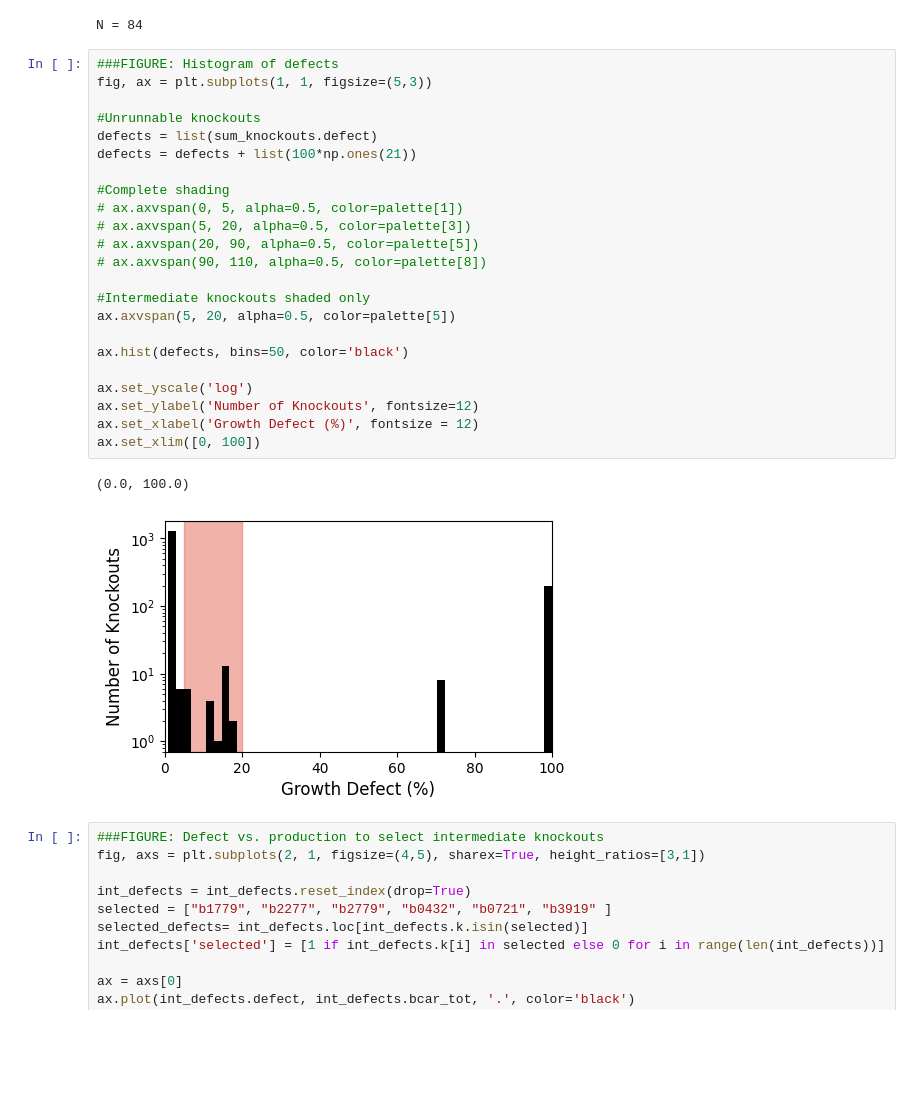
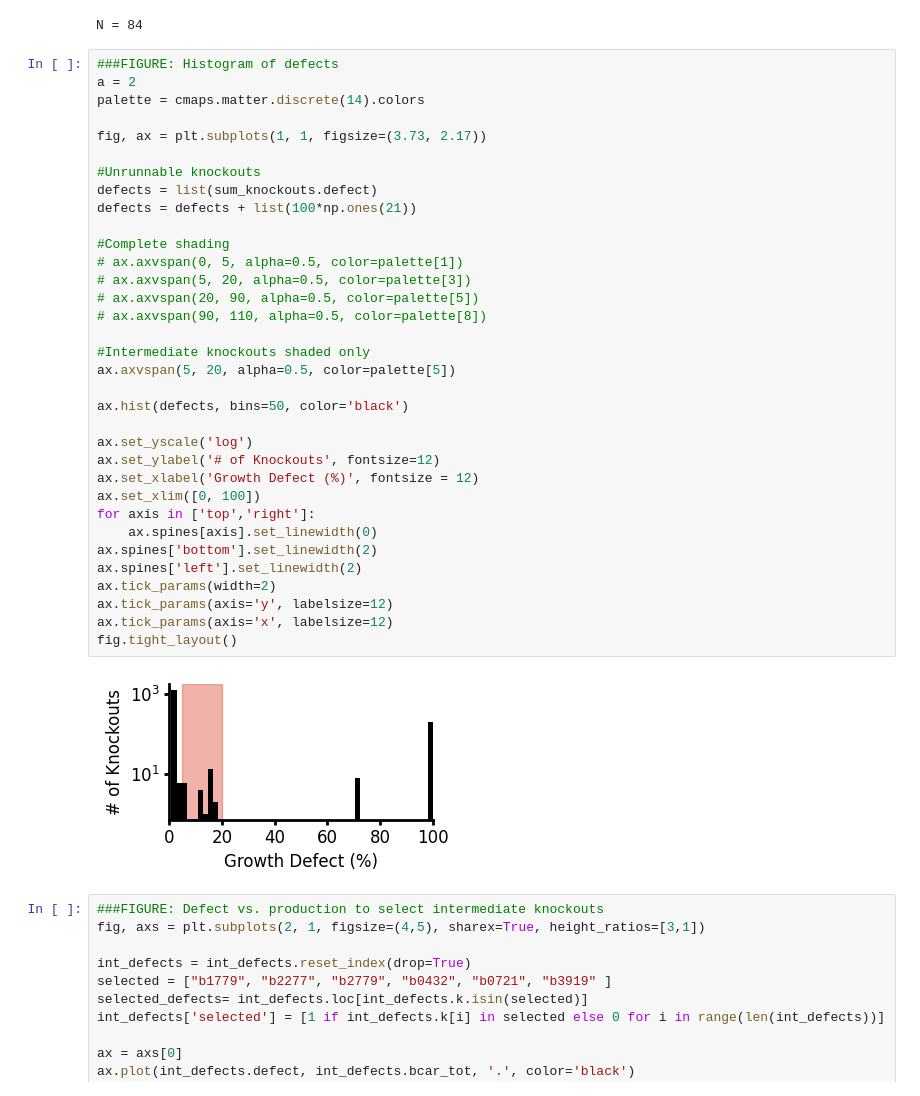
Before and after one commit to cjmerzbacher/joint-simulator, a Jupyter notebook: visualization/bcar_visualization.ipynb, the cells around one changed output. Saved outputs shown, nothing was run; the diff lists cells and outputs as text; blank space fills up the shorter version.

```diff
--- a/visualization/bcar_visualization.ipynb
+++ b/visualization/bcar_visualization.ipynb
@@ -95,30 +236,40 @@ w_sweep_knockouts['defect'] =[100*(1-(wt-w_sweep_knockouts.delta_lam[i])/wt) for
 N = 84
 # %%
 ###FIGURE: Histogram of defects
-fig, ax = plt.subplots(1, 1, figsize=(5,3))
+a = 2
+palette = cmaps.matter.discrete(14).colors
+
+fig, ax = plt.subplots(1, 1, figsize=(3.73, 2.17))
 
 #Unrunnable knockouts
 defects = list(sum_knockouts.defect)
 defects = defects + list(100*np.ones(21))
 
 #Complete shading
 # ax.axvspan(0, 5, alpha=0.5, color=palette[1])
 # ax.axvspan(5, 20, alpha=0.5, color=palette[3])
 # ax.axvspan(20, 90, alpha=0.5, color=palette[5])
 # ax.axvspan(90, 110, alpha=0.5, color=palette[8])
 
 #Intermediate knockouts shaded only
 ax.axvspan(5, 20, alpha=0.5, color=palette[5])
 
 ax.hist(defects, bins=50, color='black')
 
 ax.set_yscale('log')
-ax.set_ylabel('Number of Knockouts', fontsize=12)
+ax.set_ylabel('# of Knockouts', fontsize=12)
 ax.set_xlabel('Growth Defect (%)', fontsize = 12)
 ax.set_xlim([0, 100])
+for axis in ['top','right']:
+    ax.spines[axis].set_linewidth(0)
+ax.spines['bottom'].set_linewidth(2)
+ax.spines['left'].set_linewidth(2)
+ax.tick_params(width=2)
+ax.tick_params(axis='y', labelsize=12)
+ax.tick_params(axis='x', labelsize=12)
+fig.tight_layout()
 # %% [output]
-(0.0, 100.0)
-[figure, old version]
+[figure, new version]
 # %%
 ###FIGURE: Defect vs. production to select intermediate knockouts
 fig, axs = plt.subplots(2, 1, figsize=(4,5), sharex=True, height_ratios=[3,1])
```
Also changed, not shown: parts of 11 cells of this notebook, 8 other files.
